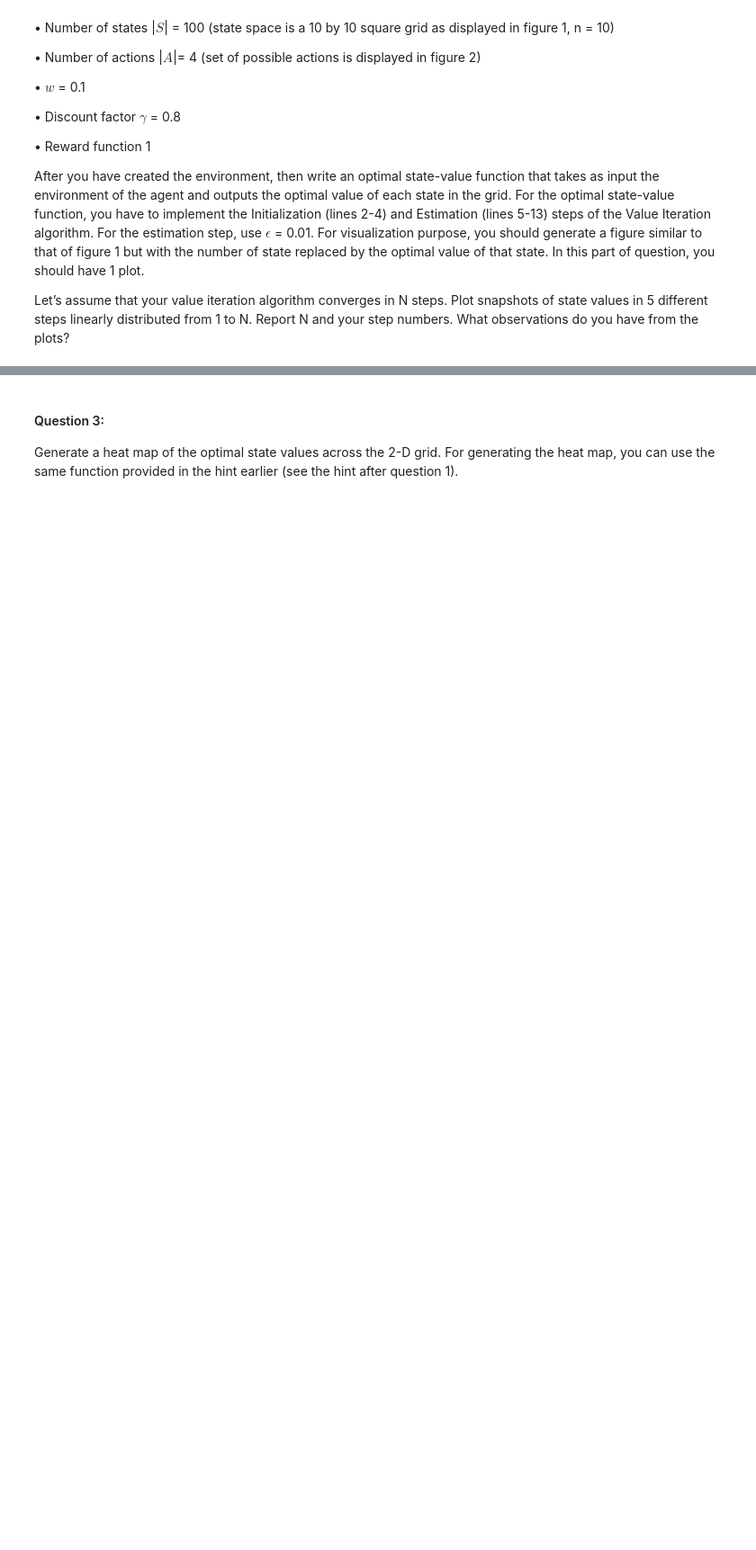
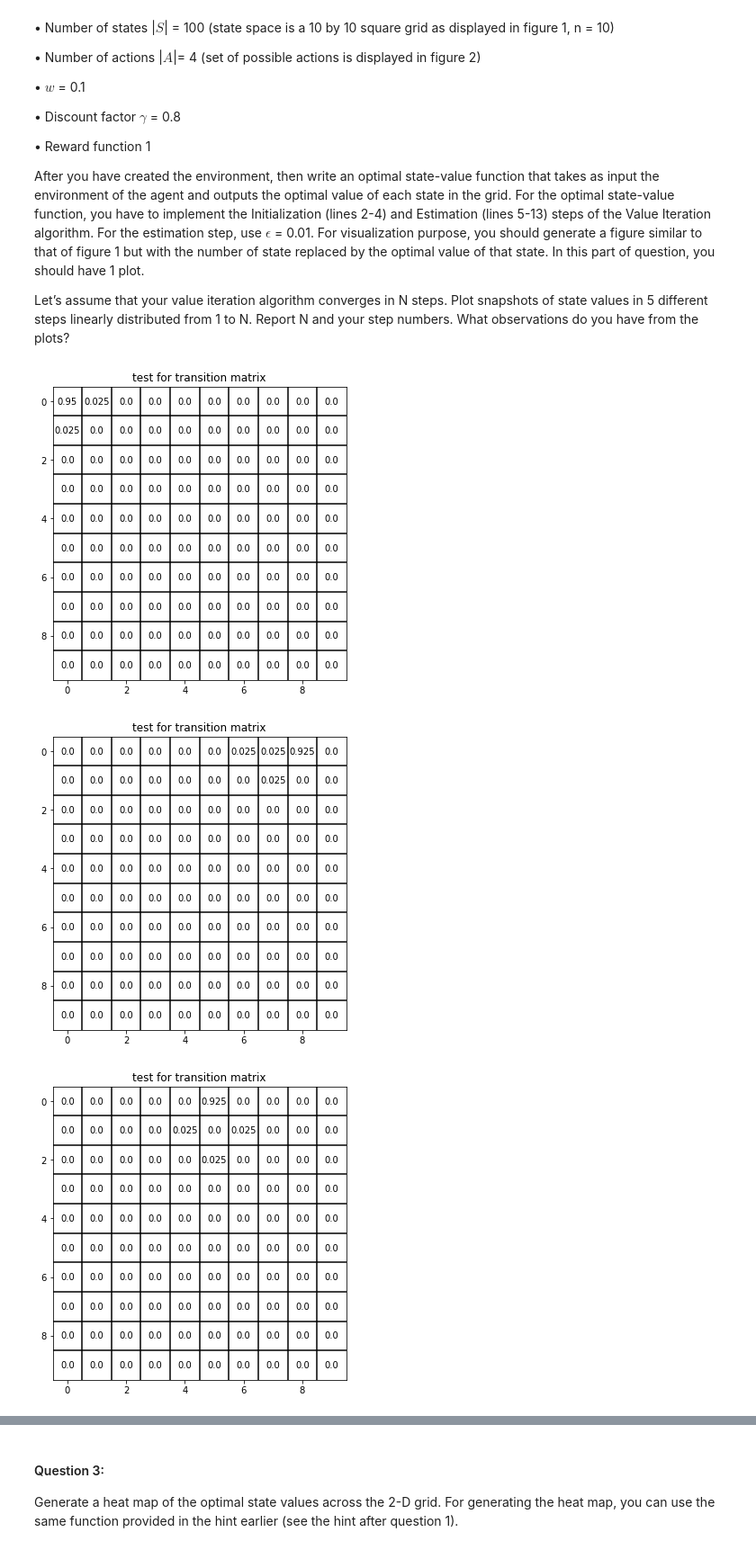
Before and after one commit to MaggieX/Large_Scale_Social_Complex_Network, a Jupyter notebook: Project3/Project3_Q1_Q17.ipynb, the cells around one changed output, grey strips where cells are left out. Shown at 90% size. Drawn from its saved outputs; the diff is of its cells as text; code cells hidden in the pictures; blank space fills up the shorter version.

Commit message:
add transition matrix and related test

```diff
--- a/Project3/Project3_Q1_Q17.ipynb
+++ b/Project3/Project3_Q1_Q17.ipynb
@@ -220,16 +220,40 @@ class Environment():
         # initialize the actions, 0, 1, 2, 3 = left, right, up, down
         self.actions = [0, 1, 2, 3]
 
+        # initialize transition_matrix (A, S, S')
+        self.transition_matrix = np.zeros((self.na, self.n**2, self.n**2))
+
     def get_candi(self, s, a):
         # generate candidate states and corresponding probs.
+        # clipping with min max allows candidates of corner/edge states to be itself.
         candi = [(s[0], max(s[1]-1, 0)), (s[0], min(self.n-1, s[1]+1)),
                  (max(s[0]-1, 0), s[1]), (min(self.n-1, s[0]+1), s[1])]
+
+        # all cancidates can be randomly visited
         prob = [self.w / self.na for i in range(self.na)]
+        # the action specific state has larger probability 1-w to be visited
         prob[a] += (1 - self.w)
 
         return candi, prob
 
+    def cor2ind(self, s):
+        return self.n * s[0] + s[1]
+
+    def ind2cor(self, i):
+        return (i // self.n, i % self.n)
+
+    def create_transition_matrix(self):
+        # create_transition_matrix based on environment
+        self.transition_matrix = np.zeros((self.na, self.n**2, self.n**2))
+        for a in self.actions:
+            for i, s in enumerate(self.states):
+                candi, prob = self.get_candi(s, a)
+                for j in range(self.na):
+                    self.transition_matrix[a, i, self.cor2ind(candi[j])] += prob[j]
+
     def get_expectation(self, s, a, V):
+        # calculate the value expectation of taking action a at state s
+        # V is the value function calculated at early episode
         candi, prob = self.get_candi(s, a)
         expectation = sum([prob[i]*(self.reward[candi[i]] + self.gamma*V[candi[i]])
                            for i in range(self.na)])
@@ -252,6 +276,9 @@ class Environment():
 
     def get_actions(self):
         return self.actions
+
+    def get_transition_matrix(self):
+        return self.transition_matrix
 # %%
 def value_iteration(env, eps, snapshots=False):
     """
@@ -306,6 +335,26 @@ def value_iteration(env, eps, snapshots=False):
         return steps, shots, pi, V
     else:
         return pi, V
+# %%
+# test cell
+n = 10
+na = 4
+w = 0.1
+gamma = 0.8
+# estimation step epsilon
+eps = 0.01
+
+env1 = Environment(n, na, w, gamma, reward1)
+env1.create_transition_matrix()
+tm = env1.get_transition_matrix()
+
+plot_grid_value(n, tm[0][0].reshape((n, n)), 'test for transition matrix') # state(0, 0) action left
+plot_grid_value(n, tm[1][7].reshape((n, n)), 'test for transition matrix') # state(0, 7) action right
+plot_grid_value(n, tm[2][15].reshape((n, n)), 'test for transition matrix') # state(1, 5) action up
+# %% [output]
+[figure, added]
+[figure, added]
+[figure, added]
 # %%
 # state space size
 n = 10
```
Also changed, not shown: parts of 14 cells of this notebook.
